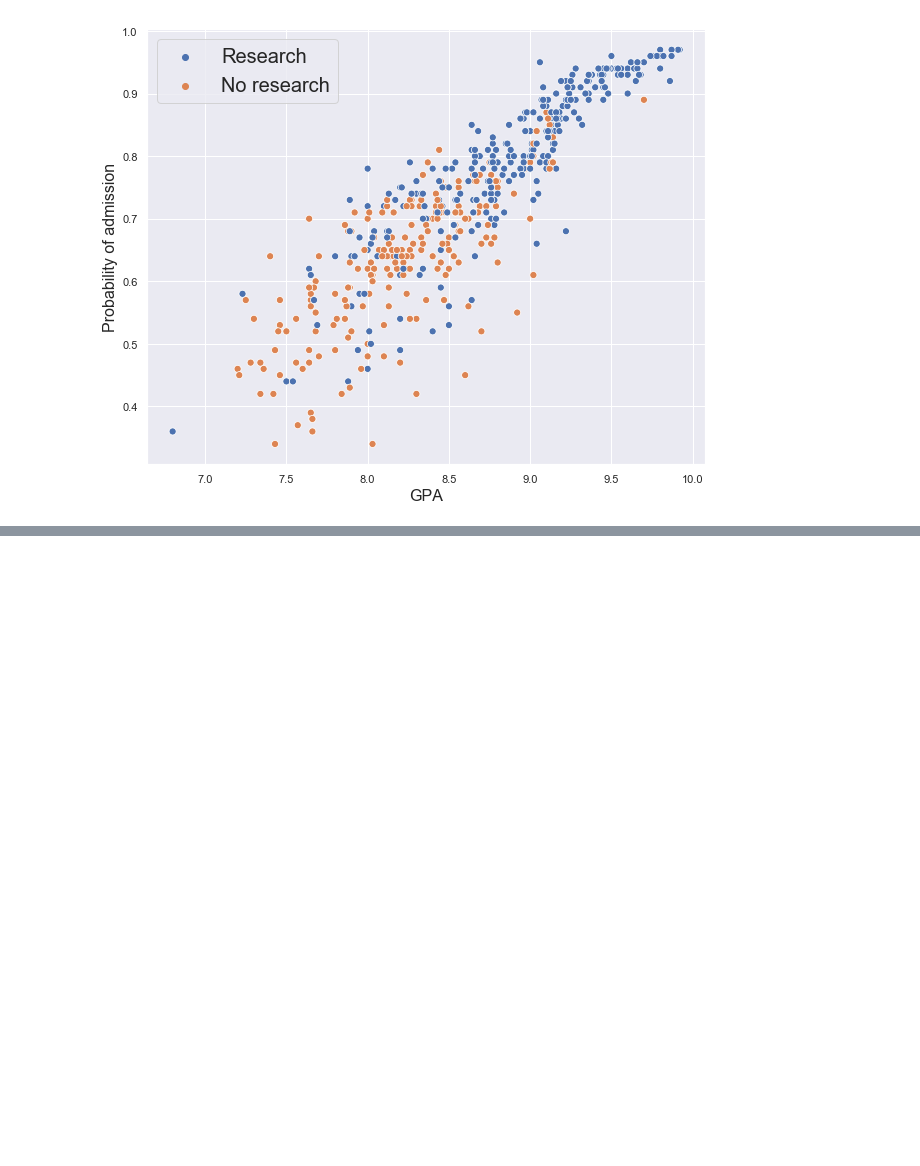
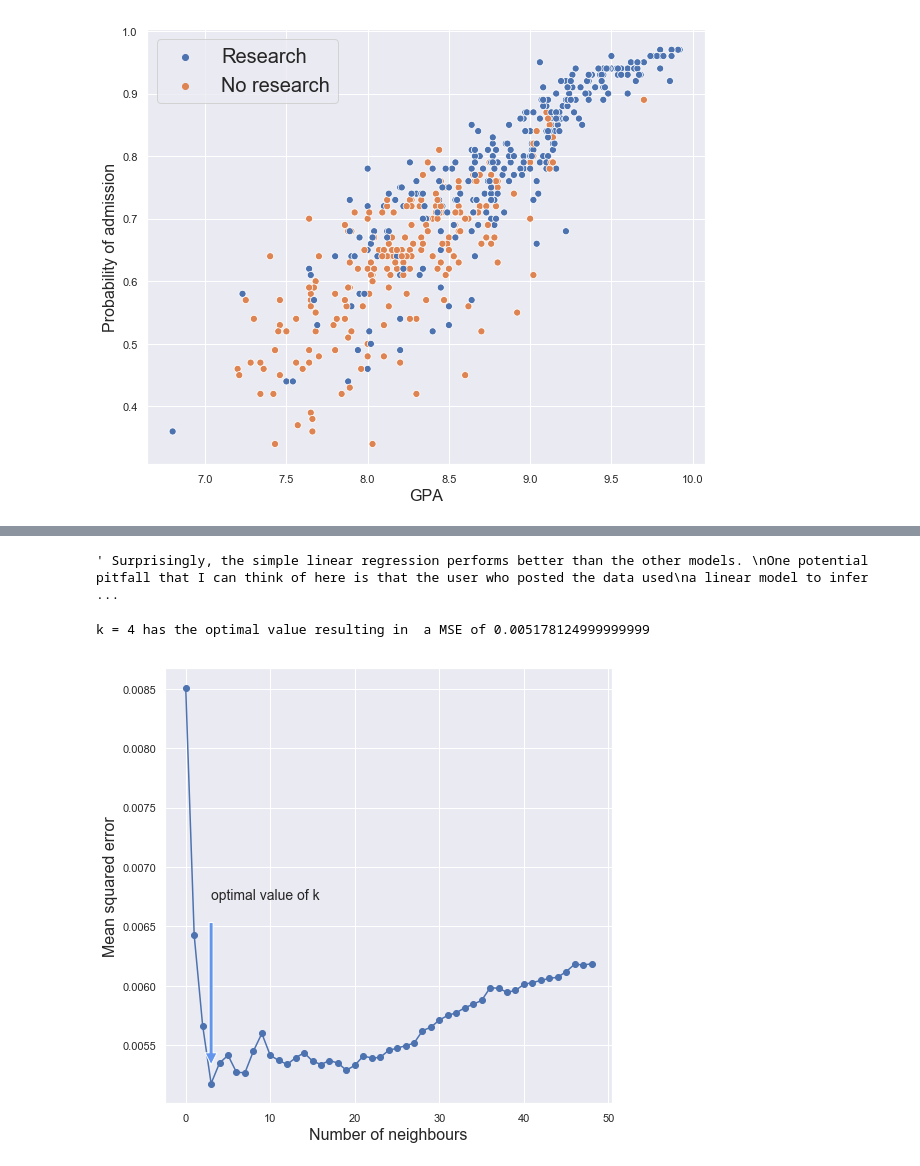
Before and after one commit to alexandruparaschiv/Kaggle-datasets, a Jupyter notebook: Graduate_Admissions/graduate_admissions.ipynb, the cells around one changed output, grey strips where cells are left out. Drawn from its saved outputs; the diff is of its cells as text; code cells hidden in the pictures; blank space fills up the shorter version.

```diff
--- a/Graduate_Admissions/graduate_admissions.ipynb
+++ b/Graduate_Admissions/graduate_admissions.ipynb
@@ -142,0 +200,10 @@ y_pred = rf.predict(X_test)
+# %%
+""" Surprisingly, the simple linear regression performs better than the other models.
+One potential pitfall that I can think of here is that the user who posted the data used
+a linear model to infer the probability of admission, so our model might just
+It is thus preferable to use because of its interpretability. These results can potentially
+be improved by reducing overfitting, ie. via L2 regularization in the case of the linear
+regression or hyperparameter tuning in the case of the other methods. We will exemplify
+this in the case of KNN and random forest, can also be extended to SVM."""
+# %% [output]
+' Surprisingly, the simple linear regression performs better than the other models. \nOne potential pitfall that I can think of here is that the user who posted the data used\na linear model to infer  ...
@@ -143,3 +212,30 @@ y_pred = rf.predict(X_test)
+# %%
+# Elbow method for choosing the right K in nearest neighbours regressor
+
+mses = []
+for i in tqdm(range(1,50)):
+    knn = KNeighborsRegressor(n_neighbors=i)
+    knn.fit(X_train,y_train)
+    y_pred = knn.predict(X_test)
+    knn_error = mean_squared_error(y_pred,y_test)
+    mses.append(knn_error)
+mses = np.asarray(mses)
+
+fig = plt.figure(figsize=(8,8))
+ax = fig.add_subplot(111)
+
+plt.plot(mses,marker='o')
+plt.xlabel("Number of neighbours",fontsize=16)
+plt.ylabel("Mean squared error",fontsize=16)
+ax.annotate('optimal value of k', xy=(np.argmin(mses), 1.001*np.min(mses)),
+            xytext=(np.argmin(mses), 1.3*np.min(mses)),
+            arrowprops=dict(facecolor='cornflowerblue', shrink=0.1),size=14
+            )
+
+print ("k = {} has the optimal value resulting in  a MSE of {}".format(np.argmin(mses)+1,np.min(mses)))
+# %% [output]
+k = 4 has the optimal value resulting in  a MSE of 0.005178124999999999
+[figure, added]
 # %%
 """The parameters of the random forest can be improved via a random search of the parameter space
 with crossvalidation. The code is adapted from
```
Also changed, not shown: parts of 35 cells of this notebook.
